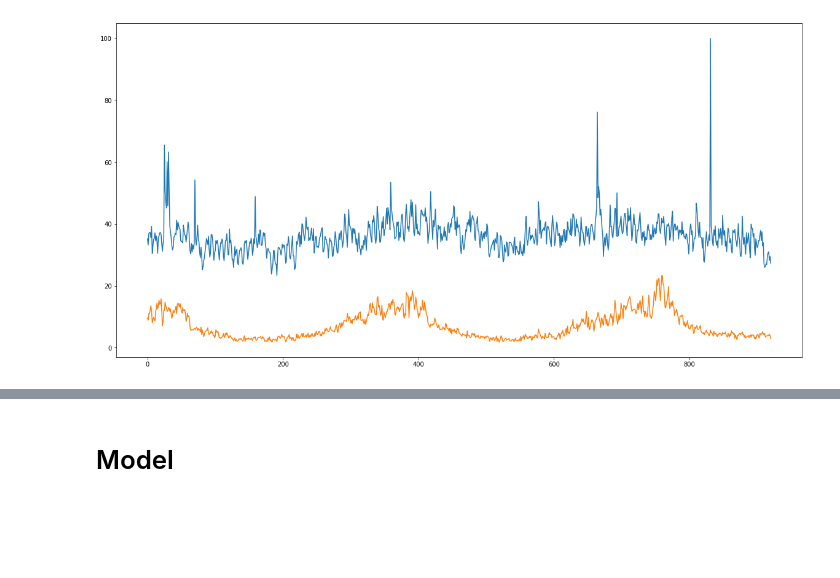
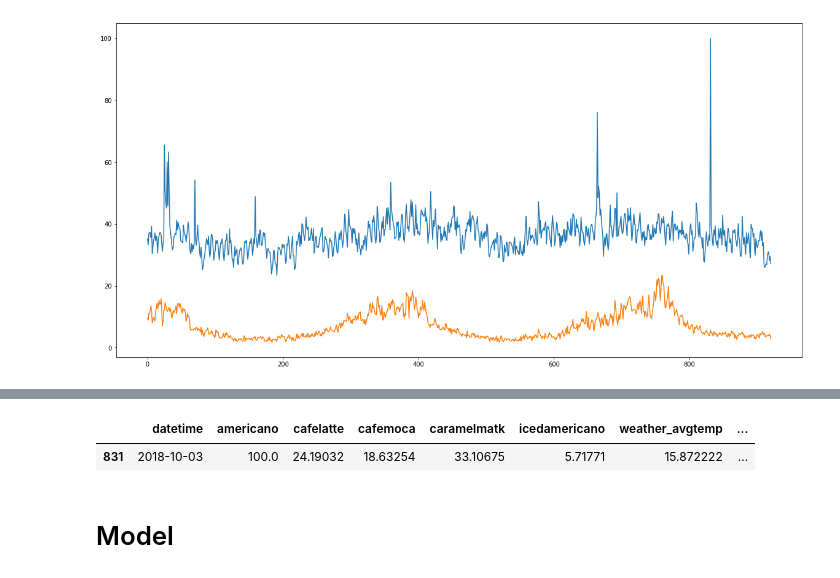
Before and after one commit to truptoupparabpara/WeatherContest, a Jupyter notebook: Janghoo_Directory/LSTM2.ipynb, the cells around one changed output, grey strips where cells are left out. Drawn from its saved outputs; the diff is of its cells as text; code cells hidden in the pictures; blank space fills up the shorter version.

```diff
--- a/Janghoo_Directory/LSTM2.ipynb
+++ b/Janghoo_Directory/LSTM2.ipynb
@@ -46,3 +64,8 @@ plt.plot(df_americano_and_icedamericano.iloc[:, 1:3])
+# %%
+df_init.loc[df_init.americano == df_init.americano.max()]
+# %% [output]
+|  | datetime | americano | cafelatte | cafemoca | caramelmatk | icedamericano | weather_avgtemp | ... |
+| 831 | 2018-10-03 | 100.0 | 24.19032 | 18.63254 | 33.10675 | 5.71771 | 15.872222 | ... |
 # %% [markdown]
 # Model
 # %%
```
Also changed, not shown: parts of 2 cells of this notebook, 8 other files.
